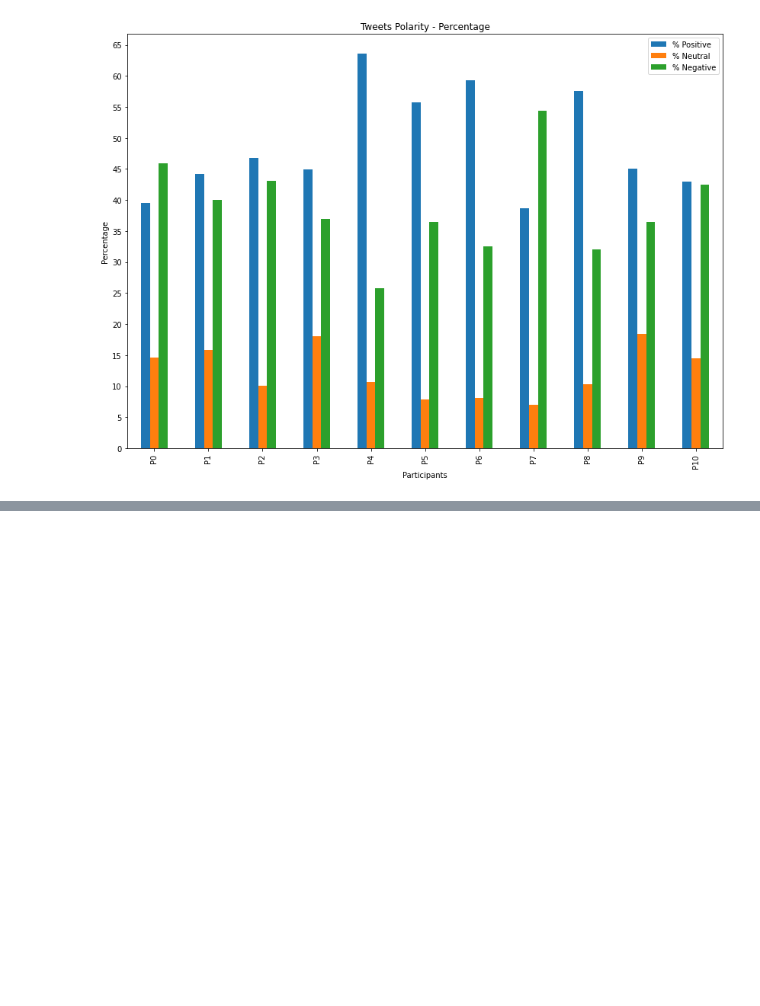
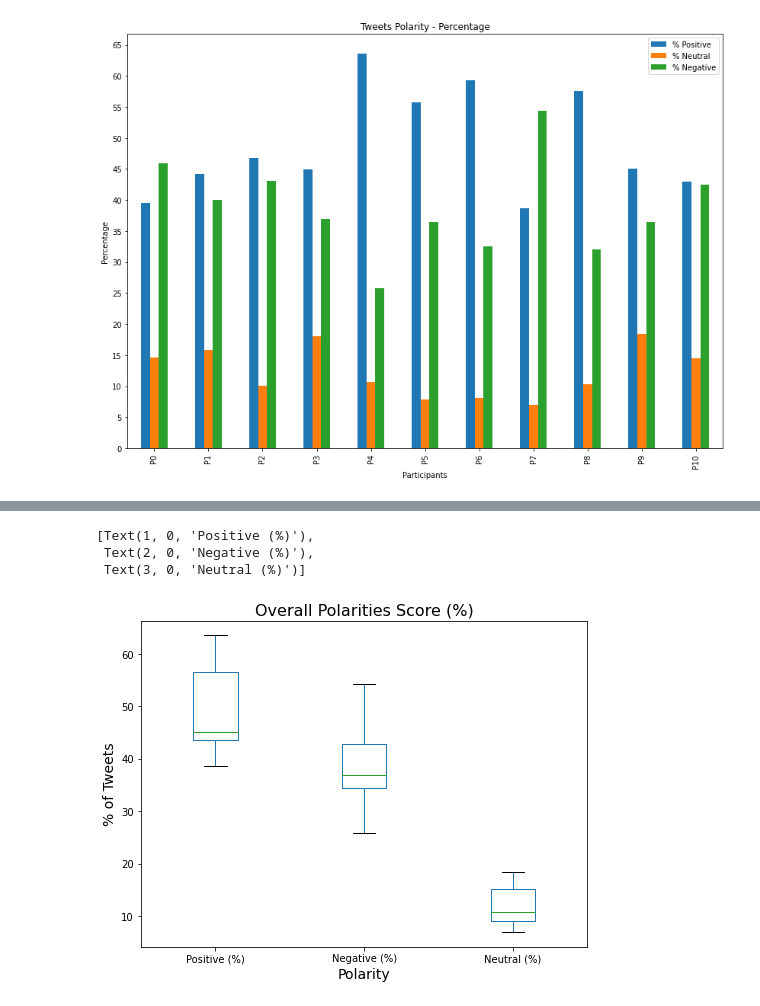
Before and after one commit to leosilva/peerj_computer_science_2022, a Jupyter notebook: Notebooks/Charts - Polarity Scores.ipynb, the cells around one changed output, grey strips where cells are left out. Drawn from its saved outputs; the diff is of its cells as text; code cells hidden in the pictures; blank space fills up the shorter version.

```diff
--- a/Notebooks/Line Chart Polarity Scores.ipynb
+++ b/Notebooks/Charts - Polarity Scores.ipynb
@@ -399,0 +445,14 @@ for b in bigfive:
+# %%
+bplot = df_chart.boxplot(column=['por_pos', 'por_neg', 'por_neu'], grid=False, figsize=(8,6))
+
+bplot.axes.set_title("Overall Polarities Score (%)", fontsize=16)
+
+bplot.set_xlabel("Polarity", fontsize=14)
+bplot.set_ylabel("% of Tweets", fontsize=14)
+bplot.tick_params(labelsize=10)
+bplot.set_xticklabels(['Positive (%)', 'Negative (%)', 'Neutral (%)'])
+# %% [output]
+[Text(1, 0, 'Positive (%)'),
+ Text(2, 0, 'Negative (%)'),
+ Text(3, 0, 'Neutral (%)')]
+[figure, added]
```
Also changed, not shown: parts of 6 cells of this notebook.
